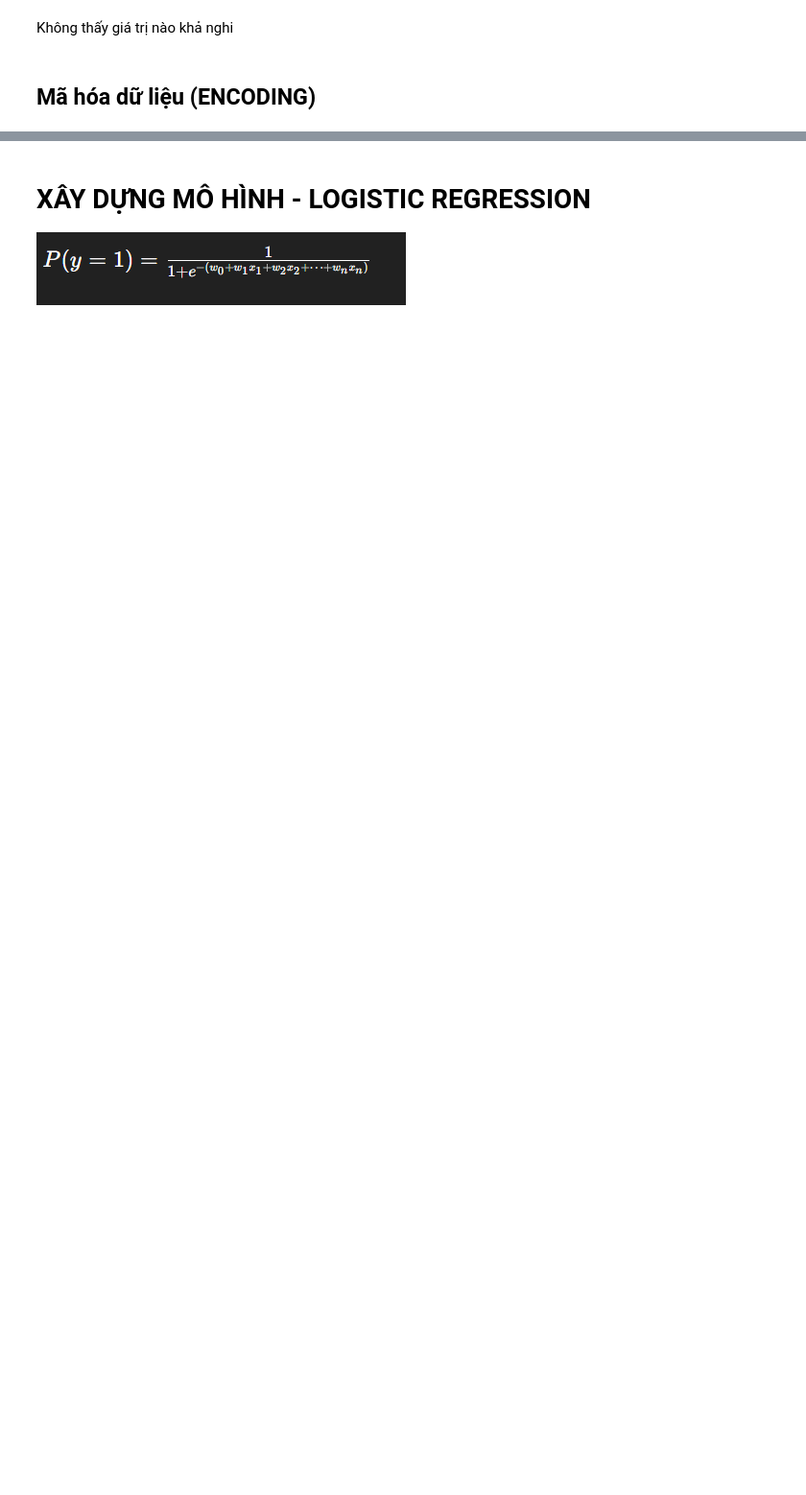
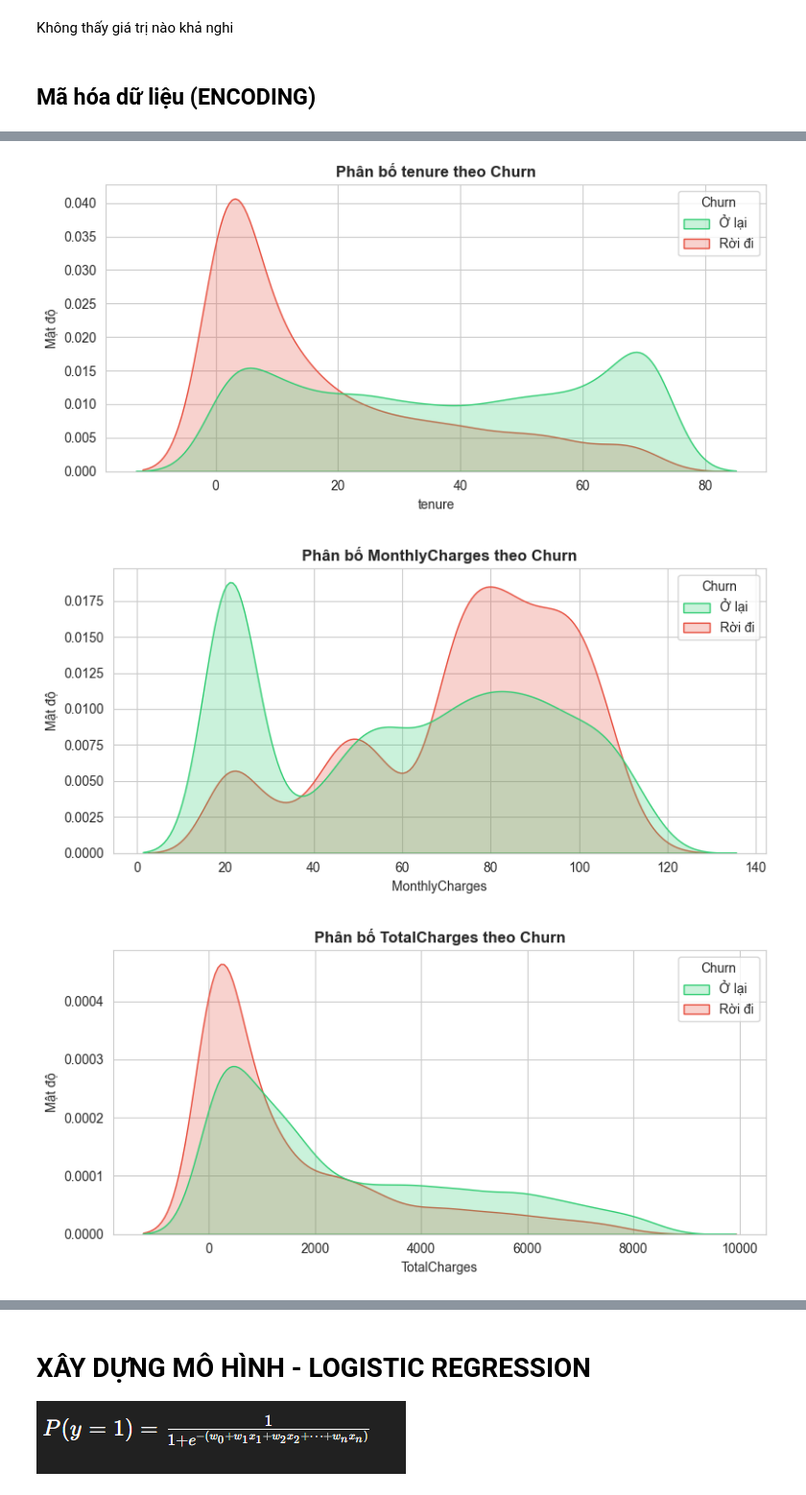
Before and after one commit to pieupieu16/Customer-Churn-Prediction, a Jupyter notebook: Du_doan_khach_hang_roi_di.ipynb, the cells around one changed output, grey strips where cells are left out. Shown at 96% size. Cells and saved outputs as stored; diff of their text form; code cells hidden in the pictures; blank space fills up the shorter version.

```diff
--- a/Du_doan_khach_hang_roi_di.ipynb
+++ b/Du_doan_khach_hang_roi_di.ipynb
@@ -292,0 +314,2 @@ y = df_encoded['Churn_Yes']  # y = Output cần dự đoán
+# %%
+df_cleaned = df_cleaned.drop(columns=['customerID'])
@@ -292,0 +391,23 @@ y = df_encoded['Churn_Yes']  # y = Output cần dự đoán
+# %%
+# Vẽ biểu đồ phân bố Churn theo từng đặc trưng
+
+continuous_cols = ['tenure', 'MonthlyCharges', 'TotalCharges', 'Contract_Months']
+for col in continuous_cols:
+    plt.figure(figsize=(8, 4))
+    # Vẽ biểu đồ và lưu lại đối tượng Axes để có thể truy cập vào các thành phần của nó
+    ax = sns.kdeplot(data=df_cleaned, x=col, hue='Churn', fill=True, common_norm=False, palette=['#2ecc71', '#e74c3c'])
+    plt.title(f'Phân bố {col} theo Churn', fontsize=12, weight='bold')
+    plt.xlabel(col)
+    plt.ylabel('Mật độ')
+    legend = ax.get_legend()
+    # 2. Lặp qua các đối tượng văn bản trong legend và gán nhãn mới.
+    #    Cách này đảm bảo thứ tự luôn đúng và tương thích với mọi phiên bản matplotlib.
+    for t, l in zip(legend.get_texts(), ['Ở lại', 'Rời đi']):
+        t.set_text(l)
+    # -----------------------------------------
+    plt.tight_layout()
+    plt.show()
+# %% [output]
+[figure, added]
+[figure, added]
+[figure, added]
```
Also changed, not shown: parts of 61 cells of this notebook, 3 other files.
